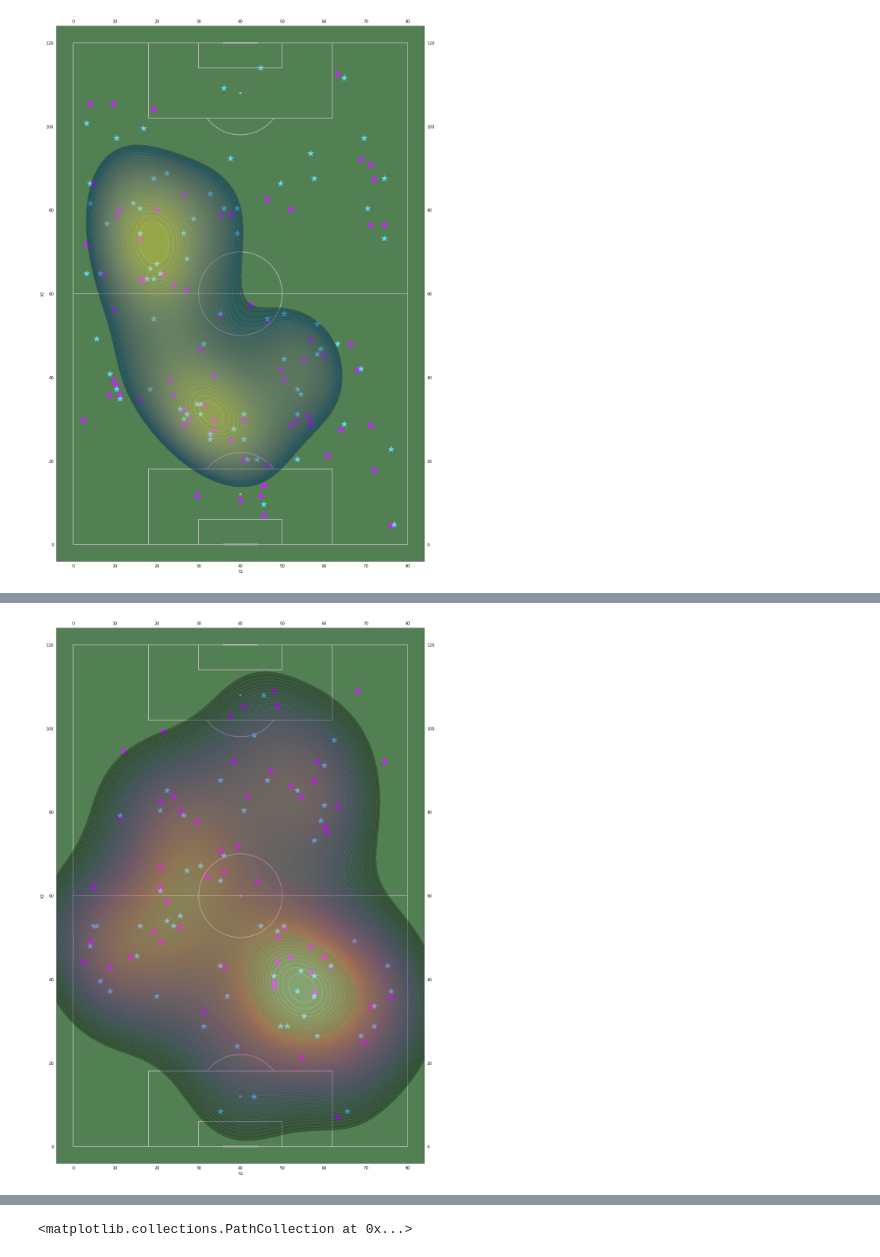
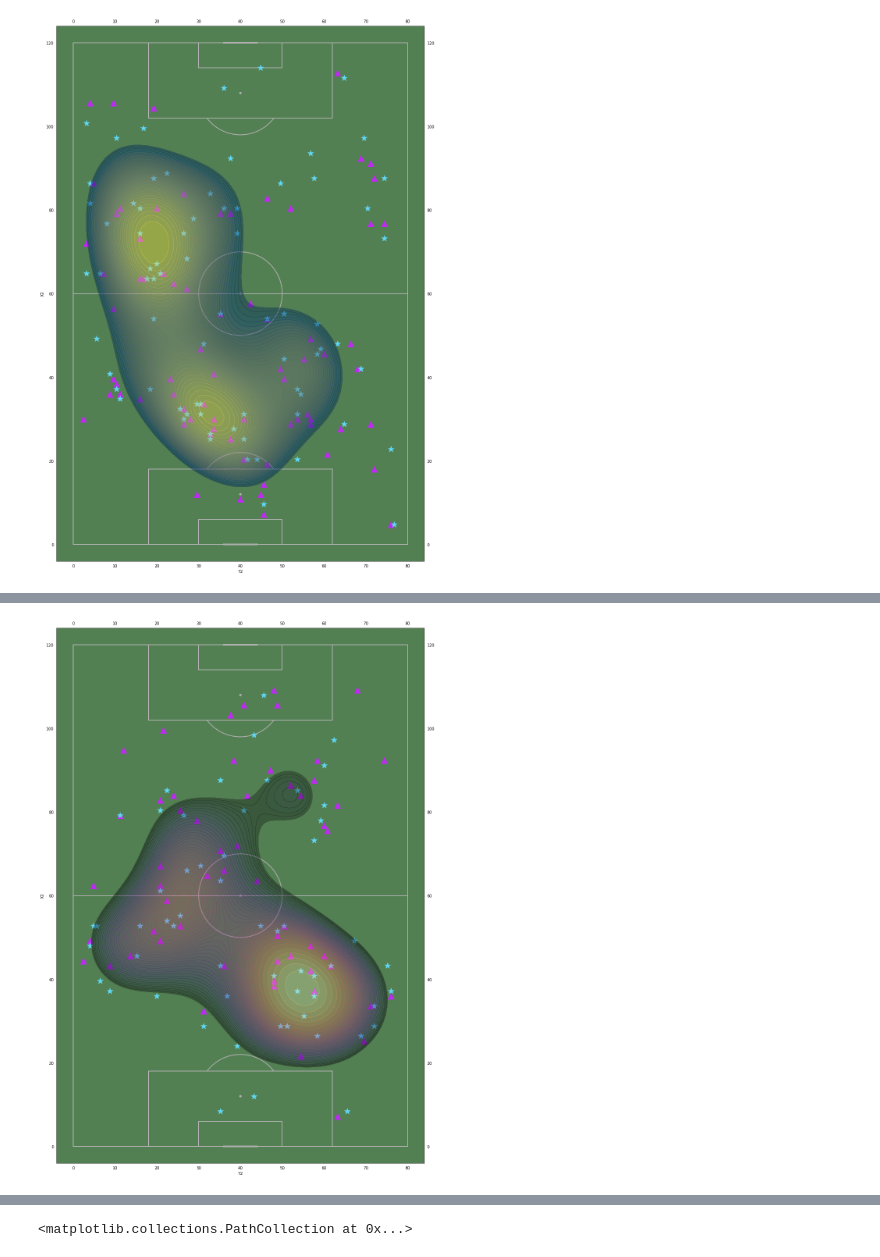
Before and after one commit to GookGai/Football_Thaileague_Analysis, a Jupyter notebook: Thaileague2021/match8/Untitled.ipynb, the cells around one changed output, grey strips where cells are left out. Saved outputs shown, nothing was run; the diff lists cells and outputs as text; code cells hidden in the pictures.

```diff
--- a/Thaileague2021/match8/Untitled.ipynb
+++ b/Thaileague2021/match8/Untitled.ipynb
@@ -170,13 +182,14 @@ kde = sns.kdeplot(x = dataHomePass['Y2'], y = dataHomePass['X2'],
 # %%
 pitch = VerticalPitch(pitch_length=100, pitch_width=100,
               axis=True, label=True,pitch_color = '#538053',half=False)
 fig,ax =pitch.draw(figsize =(40,20))
 
 plt.scatter(dataAwayPass['Y'],dataAwayPass['X'],c='#BE2AF3',s = 250,marker = "^")
 plt.scatter(dataAwayPass['Y2'],dataAwayPass['X2'],c='#60D8F6',s = 250 ,marker = '*')
 
 kde = sns.kdeplot(x = dataAwayPass['Y2'], y = dataAwayPass['X2'],
                   fill = True,shade_lowest=False,common_grid=False,
-                  alpha=.3,thresh=.1,n_levels=100,cmap = 'magma')
+                  alpha=.3,thresh=.5
+                  ,n_levels=40,cmap = 'magma')
 # %% [output]
-[figure, old version]
+[figure, new version]
```
Also changed, not shown: parts of 2 cells of this notebook, 2 other files.
